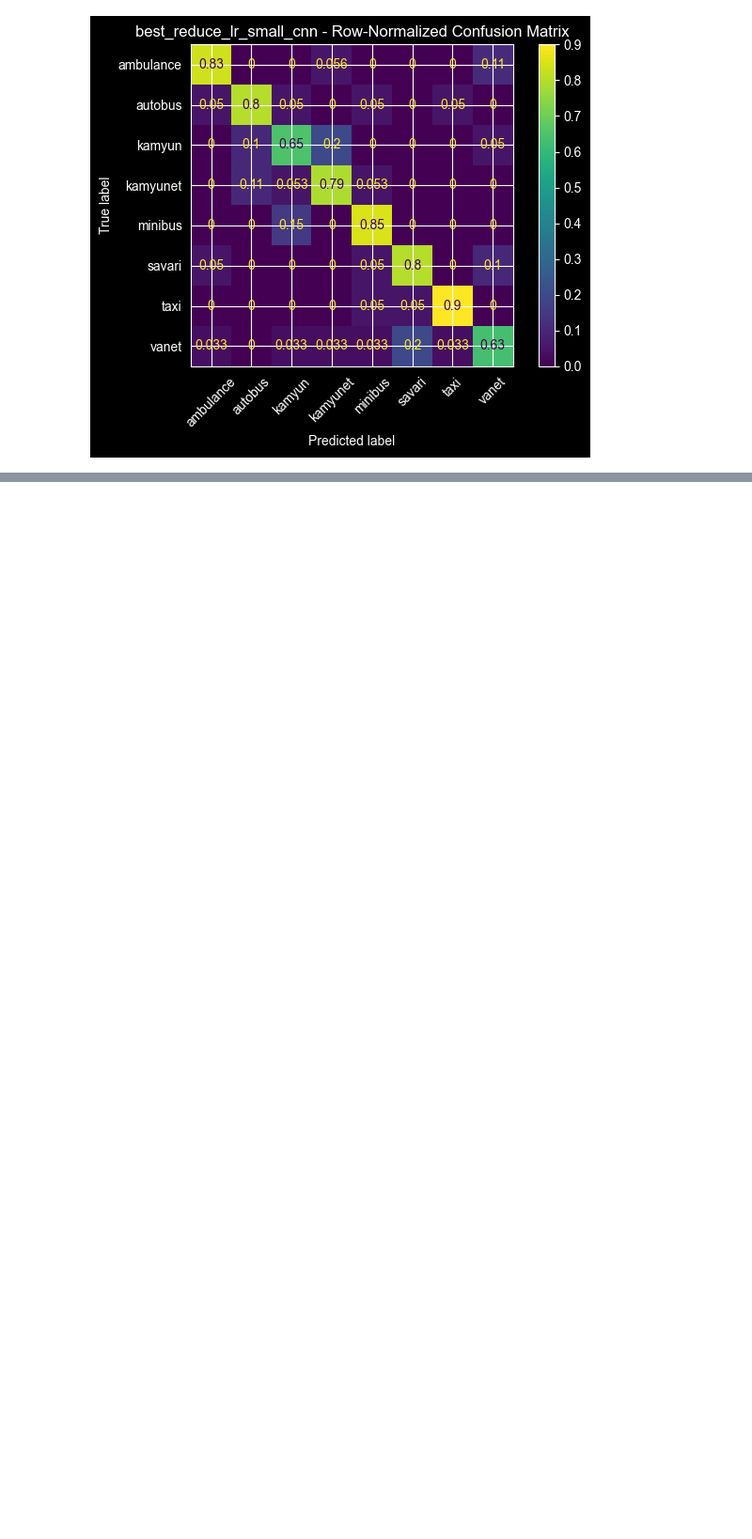
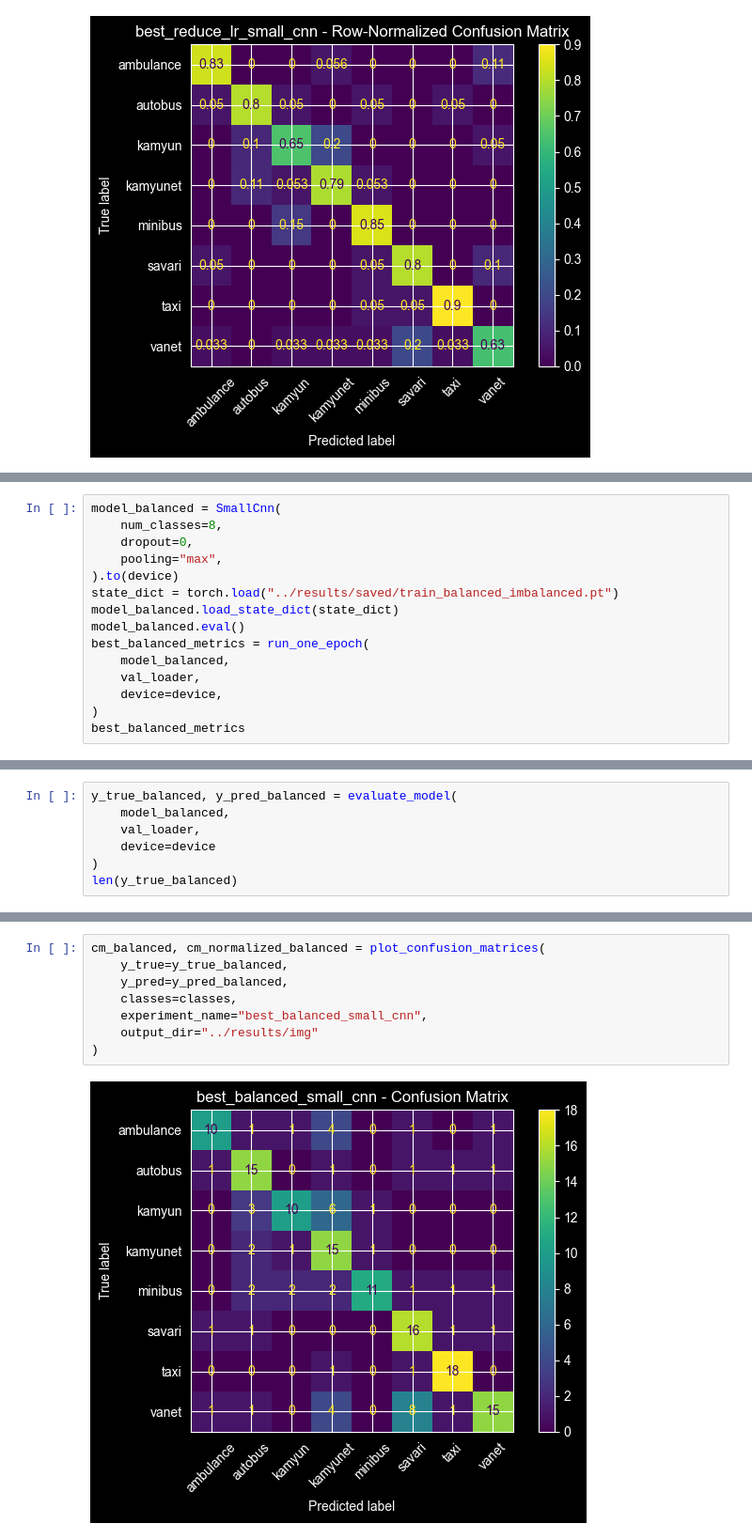
Before and after one commit to mohammad-azim-basiri/Traffic-Vehicle-Classification, a Jupyter notebook: src/evaluation.ipynb, the cells around one changed output, grey strips where cells are left out. Shown at 94% size. Drawn from its saved outputs; the diff is of its cells as text; blank space fills up the shorter version.

```diff
--- a/src/evaluation.ipynb
+++ b/src/evaluation.ipynb
@@ -746,0 +702,15 @@ cm_rlr, cm_normalized_rlr = plot_confusion_matrices(
+# %%
+model_balanced = SmallCnn(
+    num_classes=8,
+    dropout=0,
+    pooling="max",
+).to(device)
+state_dict = torch.load("../results/saved/train_balanced_imbalanced.pt")
+model_balanced.load_state_dict(state_dict)
+model_balanced.eval()
+best_balanced_metrics = run_one_epoch(
+    model_balanced,
+    val_loader,
+    device=device,
+)
+best_balanced_metrics
@@ -746,0 +719,7 @@ cm_rlr, cm_normalized_rlr = plot_confusion_matrices(
+# %%
+y_true_balanced, y_pred_balanced = evaluate_model(
+    model_balanced,
+    val_loader,
+    device=device
+)
+len(y_true_balanced)
@@ -746,0 +748,10 @@ cm_rlr, cm_normalized_rlr = plot_confusion_matrices(
+# %%
+cm_balanced, cm_normalized_balanced = plot_confusion_matrices(
+    y_true=y_true_balanced,
+    y_pred=y_pred_balanced,
+    classes=classes,
+    experiment_name="best_balanced_small_cnn",
+    output_dir="../results/img"
+)
+# %% [output]
+[figure, added]
```
Also changed, not shown: parts of 17 cells of this notebook, 1 other file.
